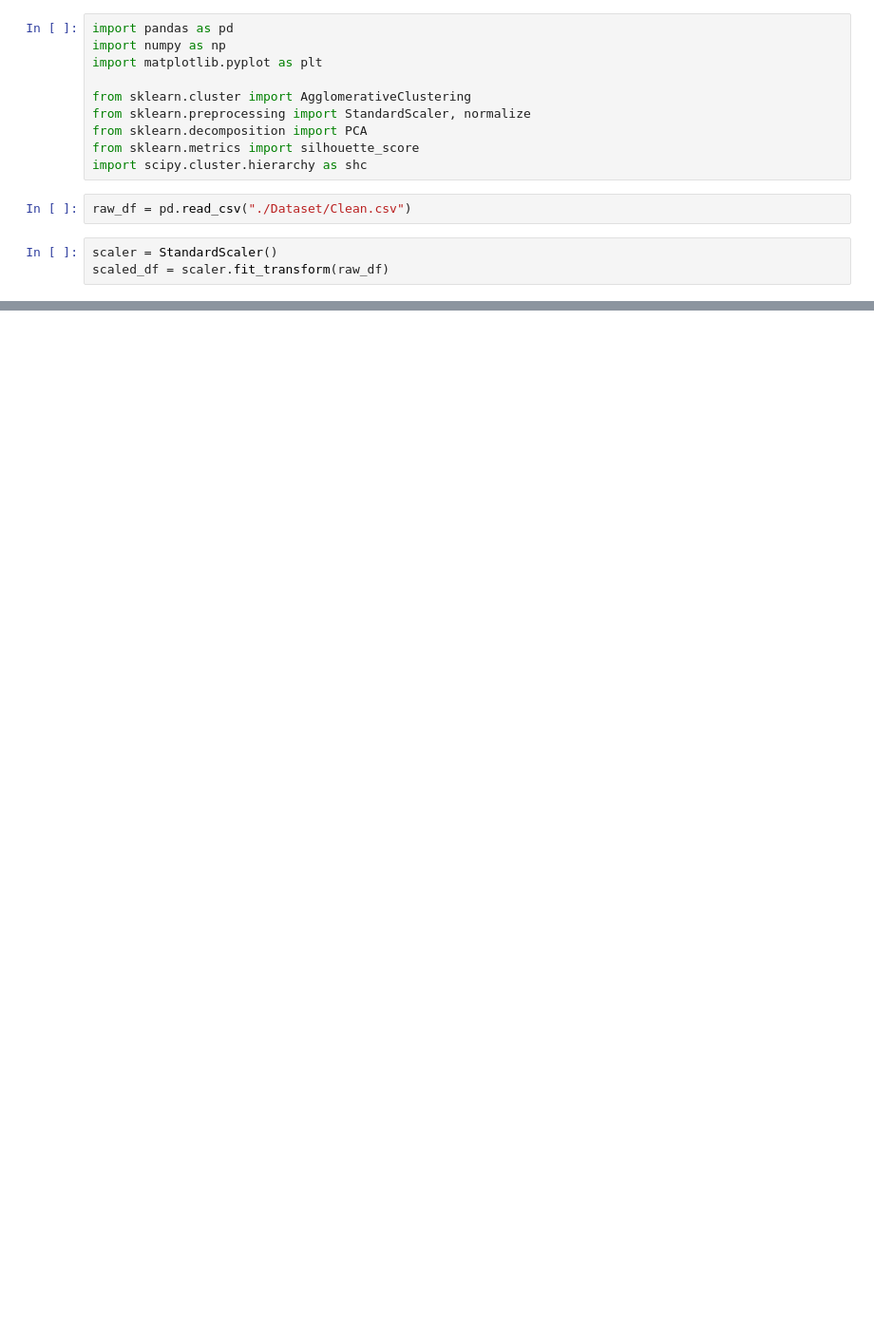
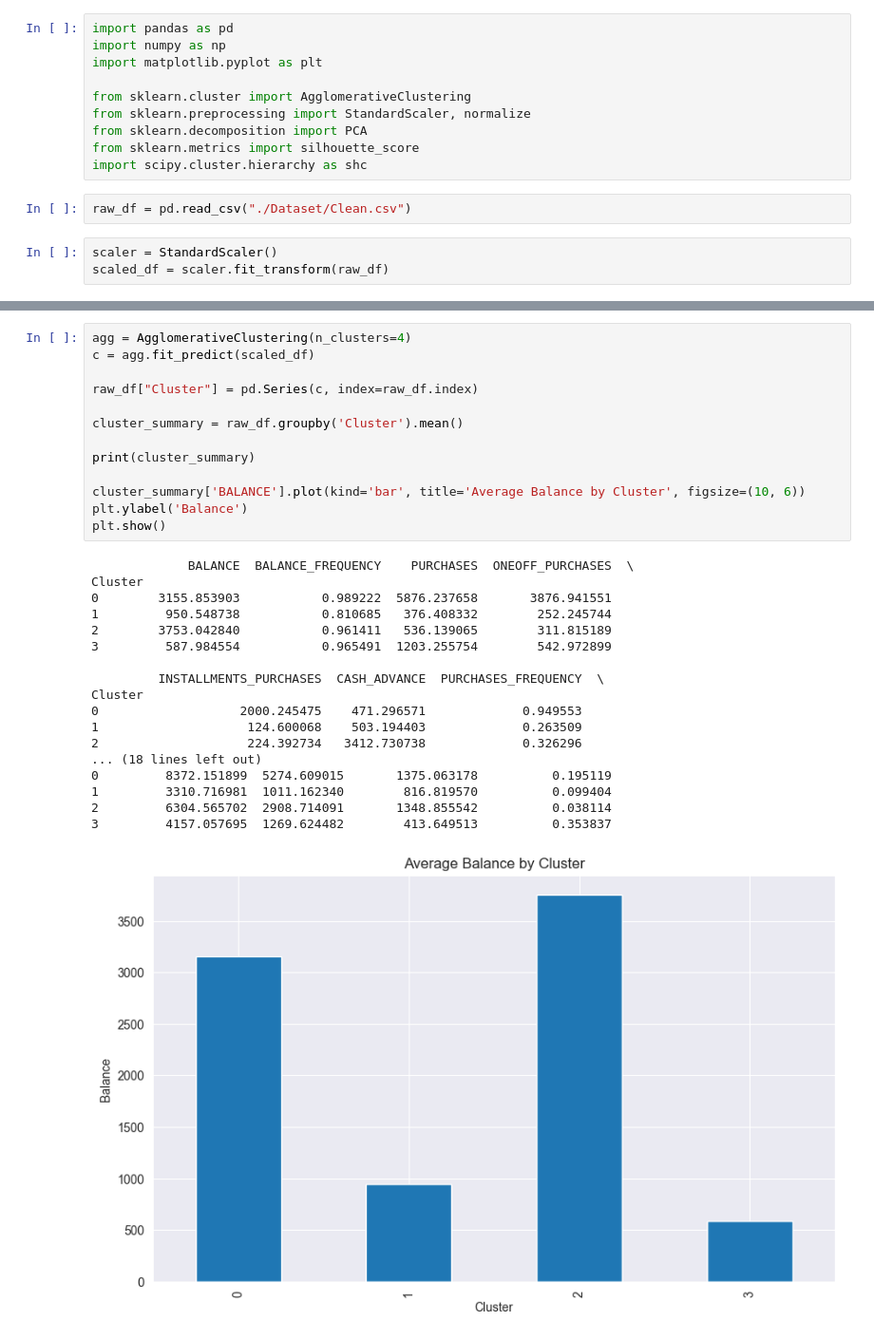
Before and after one commit to MikaParssinen/Applied-Machine-Learning, a Jupyter notebook: INL2/AgglomerativeClustering.ipynb, the cells around one changed output, grey strips where cells are left out. Shown: that part at 95% size. Drawn from its saved outputs; the diff is of its cells as text; blank space fills up the shorter version.

```diff
--- a/INL2/AgglomerativeClustering.ipynb
+++ b/INL2/AgglomerativeClustering.ipynb
@@ -29,0 +90,32 @@ plt.show()
+# %%
+agg = AgglomerativeClustering(n_clusters=4)
+c = agg.fit_predict(scaled_df)
+
+raw_df["Cluster"] = pd.Series(c, index=raw_df.index)
+
+cluster_summary = raw_df.groupby('Cluster').mean()
+
+print(cluster_summary)
+
+cluster_summary['BALANCE'].plot(kind='bar', title='Average Balance by Cluster', figsize=(10, 6))
+plt.ylabel('Balance')
+plt.show()
+# %% [output]
+             BALANCE  BALANCE_FREQUENCY    PURCHASES  ONEOFF_PURCHASES  \
+Cluster
+0        3155.853903           0.989222  5876.237658       3876.941551
+1         950.548738           0.810685   376.408332        252.245744
+2        3753.042840           0.961411   536.139065        311.815189
+3         587.984554           0.965491  1203.255754        542.972899
+
+         INSTALLMENTS_PURCHASES  CASH_ADVANCE  PURCHASES_FREQUENCY  \
+Cluster
+0                   2000.245475    471.296571             0.949553
+1                    124.600068    503.194403             0.263509
+2                    224.392734   3412.730738             0.326296
+... (18 lines left out)
+0         8372.151899  5274.609015       1375.063178          0.195119
+1         3310.716981  1011.162340        816.819570          0.099404
+2         6304.565702  2908.714091       1348.855542          0.038114
+3         4157.057695  1269.624482        413.649513          0.353837
+[figure, added]
```
Also changed, not shown: parts of 3 cells of this notebook.
